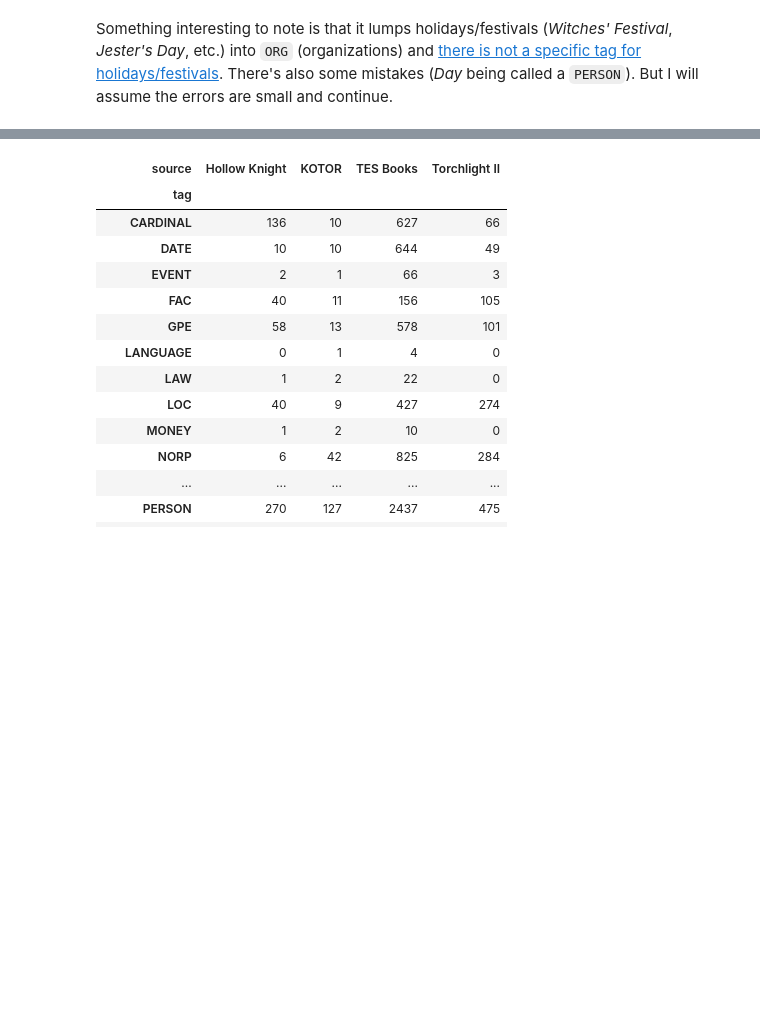
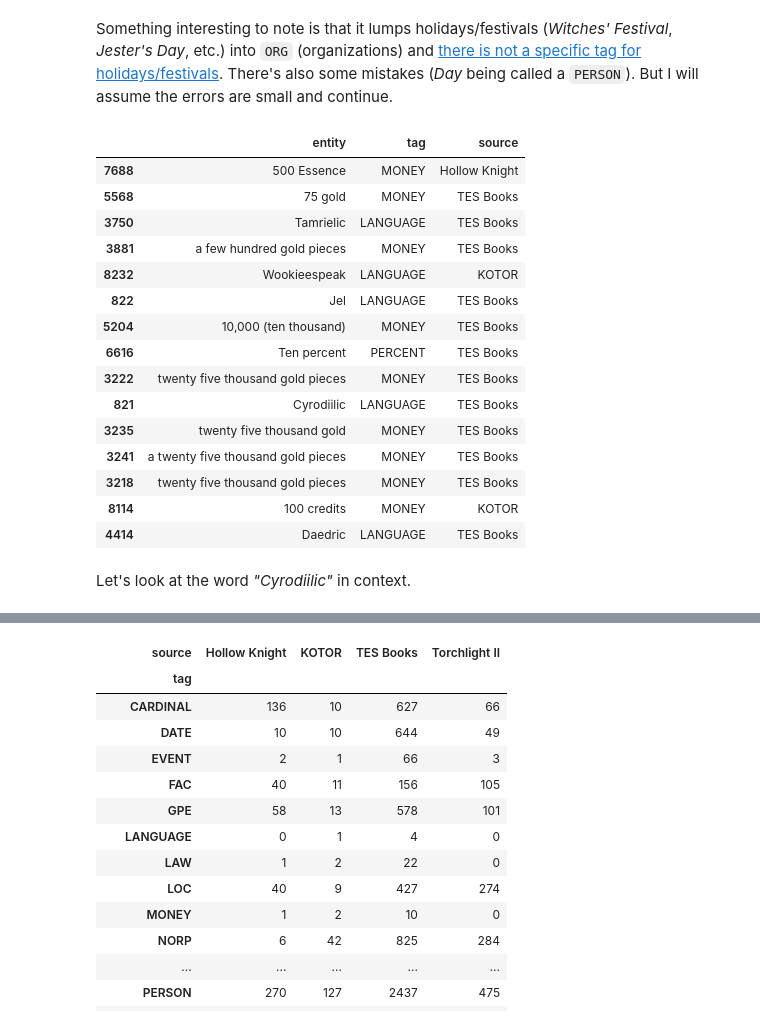
Before and after one commit to Data-Science-for-Linguists-2022/Pragmatics-In-Video-Games, a Jupyter notebook: notebooks/research.ipynb, the cells around one changed output, grey strips where cells are left out. Cells and saved outputs as stored; diff of their text form; code cells hidden in the pictures; blank space fills up the shorter version.

```diff
--- a/notebooks/research.ipynb
+++ b/notebooks/research.ipynb
@@ -383,2 +383,24 @@ None
 # %% [markdown]
 Something interesting to note is that it lumps holidays/festivals (_Witches' Festival_, _Jester's Day_, etc.) into `ORG` (organizations) and [there is not a specific tag for holidays/festivals](https://spacy.io/api/annotation). There's also some mistakes (_Day_ being called a `PERSON`). But I will assume the errors are small and continue.
+# %%
+# Let's get some of the lower value counts: LANGUAGE, MONEY, and PERCENT
+display(entities_df[(entities_df['tag'] == 'LANGUAGE') | (entities_df['tag'] == 'MONEY') | (entities_df['tag'] == 'PERCENT')].sample(15))
+# %% [output]
+|  | entity | tag | source |
+| 7688 | 500 Essence | MONEY | Hollow Knight |
+| 5568 | 75 gold | MONEY | TES Books |
+| 3750 | Tamrielic | LANGUAGE | TES Books |
+| 3881 | a few hundred gold pieces | MONEY | TES Books |
+| 8232 | Wookieespeak | LANGUAGE | KOTOR |
+| 822 | Jel | LANGUAGE | TES Books |
+| 5204 | 10,000 (ten thousand) | MONEY | TES Books |
+| 6616 | Ten percent | PERCENT | TES Books |
+| 3222 | twenty five thousand gold pieces | MONEY | TES Books |
+| 821 | Cyrodiilic | LANGUAGE | TES Books |
+| 3235 | twenty five thousand gold | MONEY | TES Books |
+| 3241 | a twenty five thousand gold pieces | MONEY | TES Books |
+| 3218 | twenty five thousand gold pieces | MONEY | TES Books |
+| 8114 | 100 credits | MONEY | KOTOR |
+| 4414 | Daedric | LANGUAGE | TES Books |
+# %% [markdown]
+Let's look at the word _"Cyrodiilic"_ in context.
```
Also changed, not shown: parts of 9 cells of this notebook.
